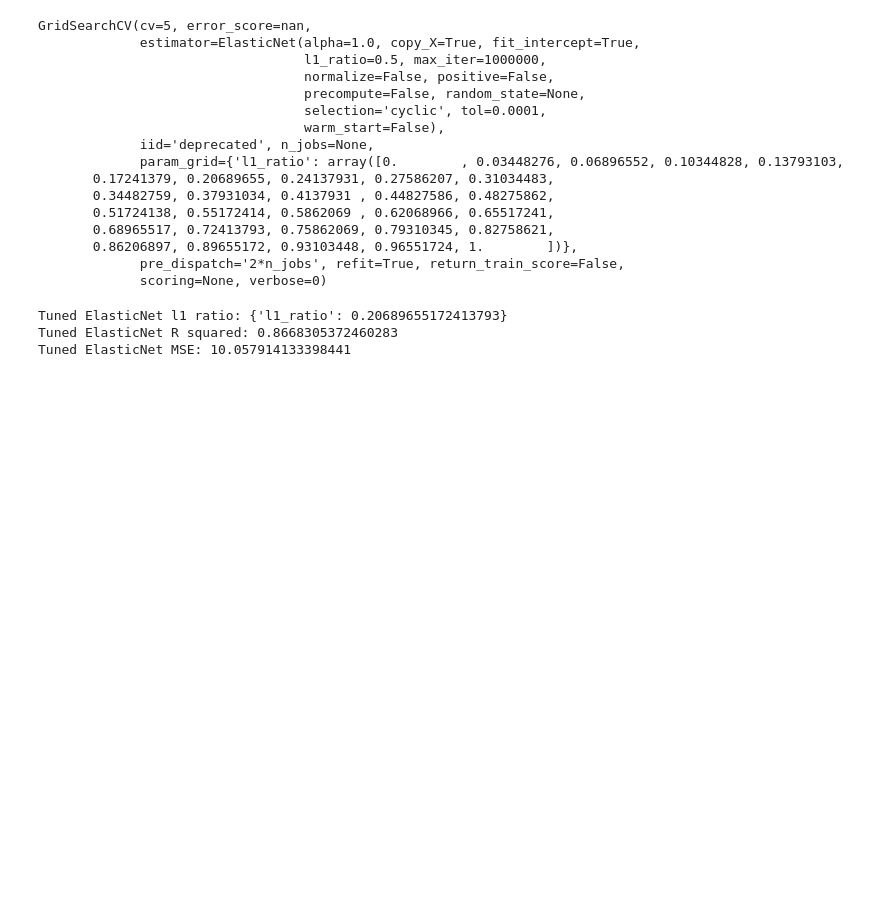
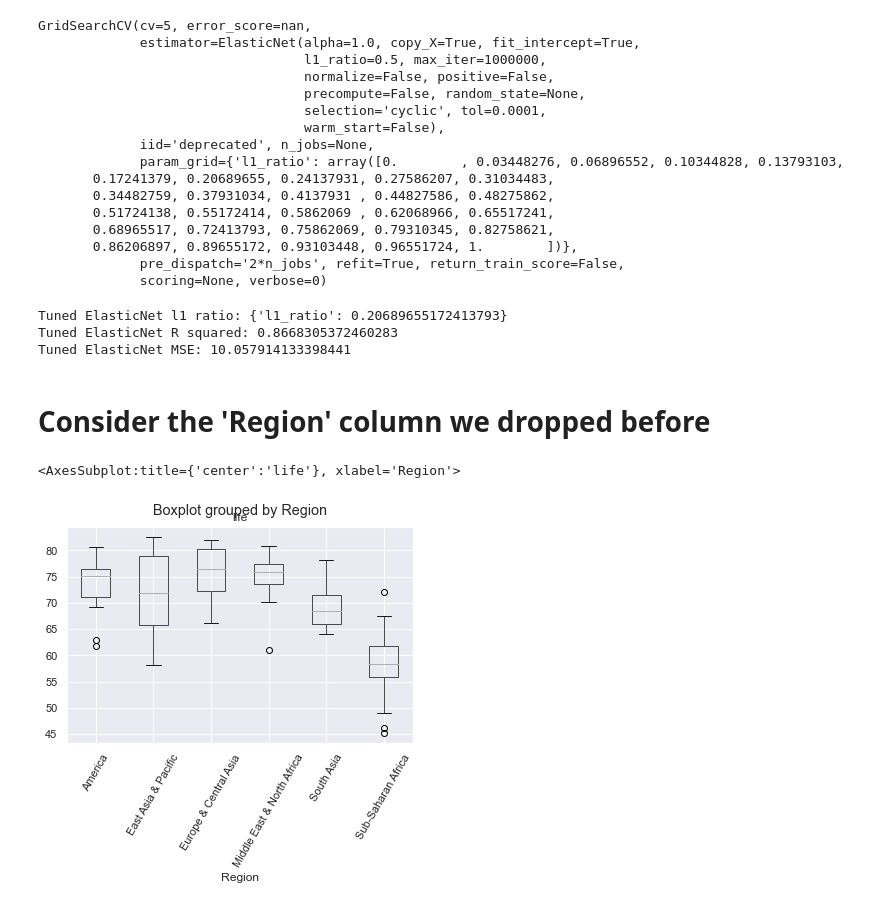
Before and after one commit to kipmadden/Supervised-Learning-with-scikit-learn, a Jupyter notebook: Gapminder Regression.ipynb, the cells around one changed output. Drawn from its saved outputs; the diff is of its cells as text; code cells hidden in the pictures; blank space fills up the shorter version.

```diff
--- a/Gapminder Regression.ipynb
+++ b/Gapminder Regression.ipynb
@@ -396,3 +396,10 @@ print("Tuned ElasticNet MSE: {}".format(mse))
 Tuned ElasticNet l1 ratio: {'l1_ratio': 0.20689655172413793}
 Tuned ElasticNet R squared: 0.8668305372460283
 Tuned ElasticNet MSE: 10.057914133398441
+# %% [markdown]
+# Consider the 'Region' column we dropped before
+# %%
+df.boxplot('life','Region', rot=60)
+# %% [output]
+<AxesSubplot:title={'center':'life'}, xlabel='Region'>
+[figure, added]
```
Also changed, not shown: parts of 1 cell of this notebook, 1 other file.
